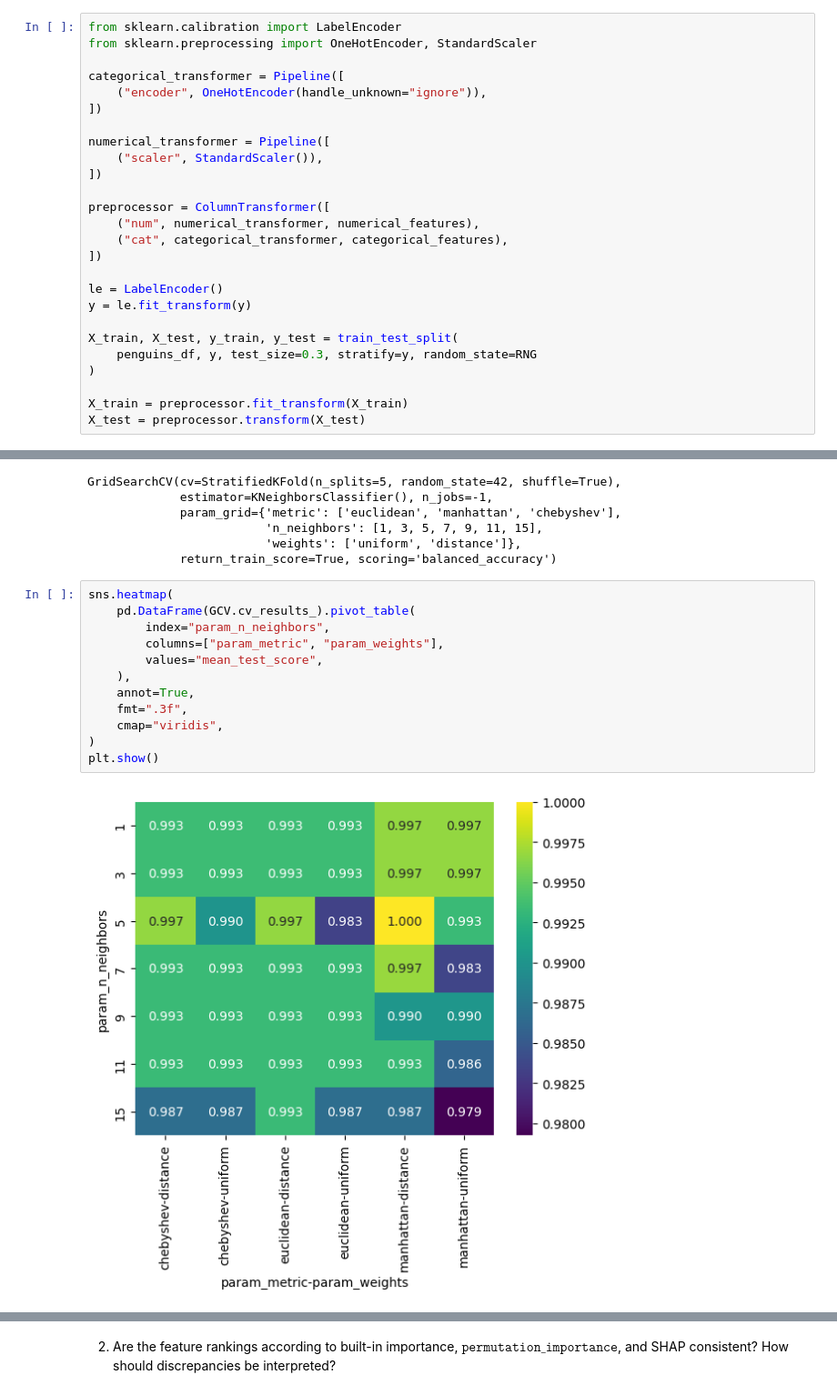
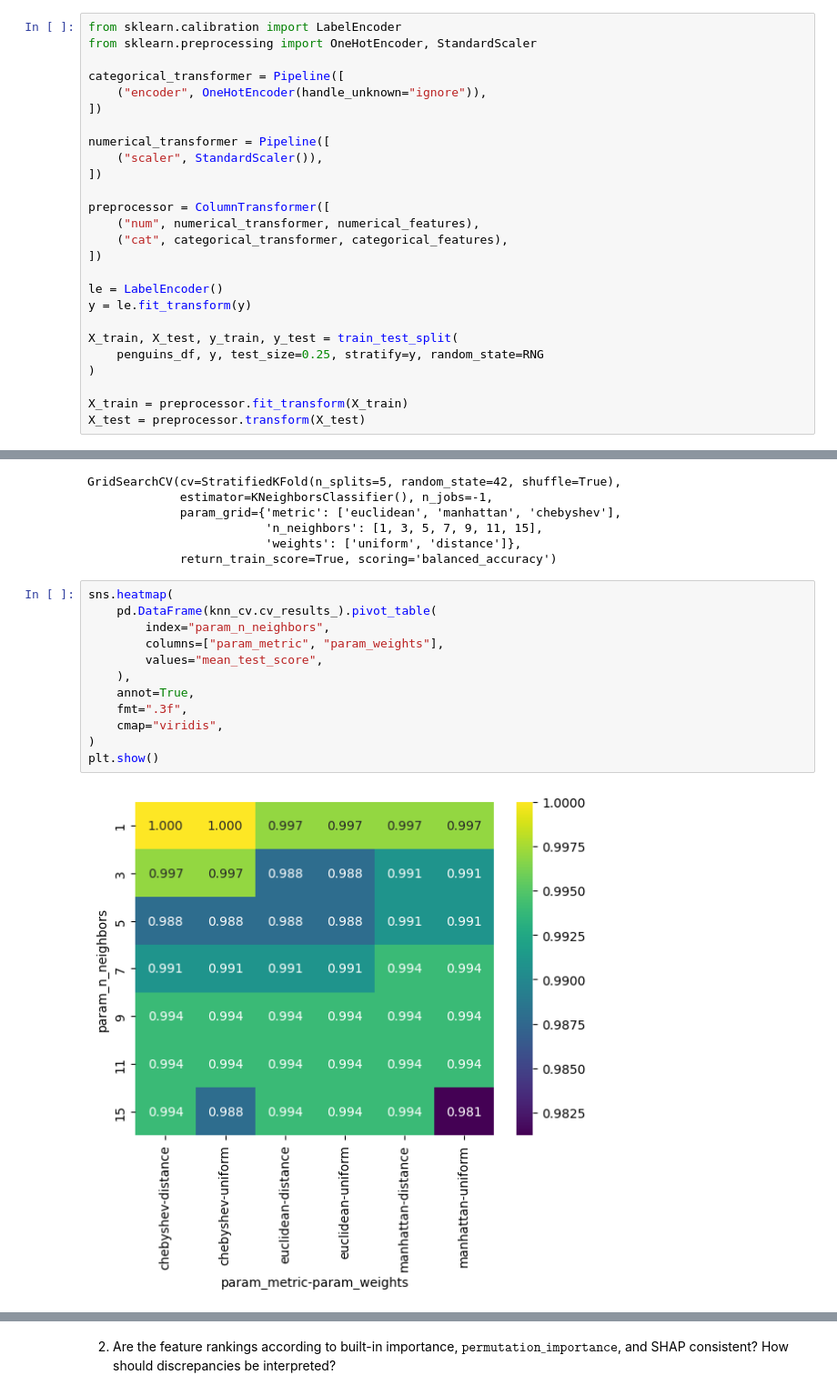
Before and after one commit to closetcaiman/de, a Jupyter notebook: lab2/lab2.ipynb, the cells around one changed output, grey strips where cells are left out. Shown at 91% size. Drawn from its saved outputs; the diff is of its cells as text.

```diff
--- a/lab2/lab2.ipynb
+++ b/lab2/lab2.ipynb
@@ -1053,7 +1053,7 @@ le = LabelEncoder()
 y = le.fit_transform(y)
 
 X_train, X_test, y_train, y_test = train_test_split(
-    penguins_df, y, test_size=0.3, stratify=y, random_state=RNG
+    penguins_df, y, test_size=0.25, stratify=y, random_state=RNG
 )
 
 X_train = preprocessor.fit_transform(X_train)
@@ -1100,18 +1100,18 @@ GridSearchCV(cv=StratifiedKFold(n_splits=5, random_state=42, shuffle=True),
              return_train_score=True, scoring='balanced_accuracy')
 # %%
 sns.heatmap(
-    pd.DataFrame(GCV.cv_results_).pivot_table(
+    pd.DataFrame(knn_cv.cv_results_).pivot_table(
         index="param_n_neighbors",
         columns=["param_metric", "param_weights"],
         values="mean_test_score",
     ),
     annot=True,
     fmt=".3f",
     cmap="viridis",
 )
 plt.show()
 # %% [output]
-[figure, old version]
+[figure, new version]
 # %%
 print(f"Best parameters: {knn_cv.best_params_}")
 # %% [output]
```
Also changed, not shown: parts of 40 cells of this notebook, 2 other files.
